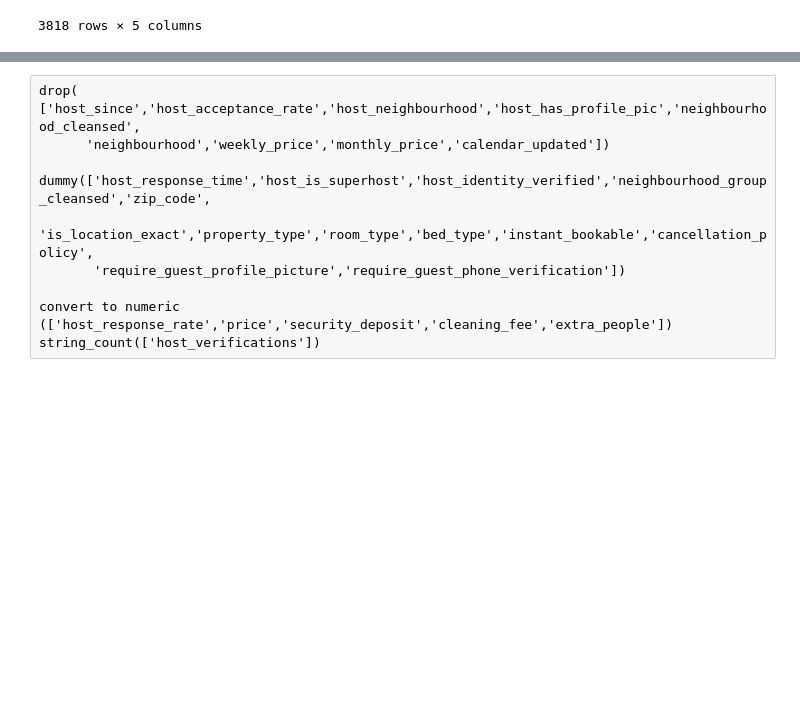
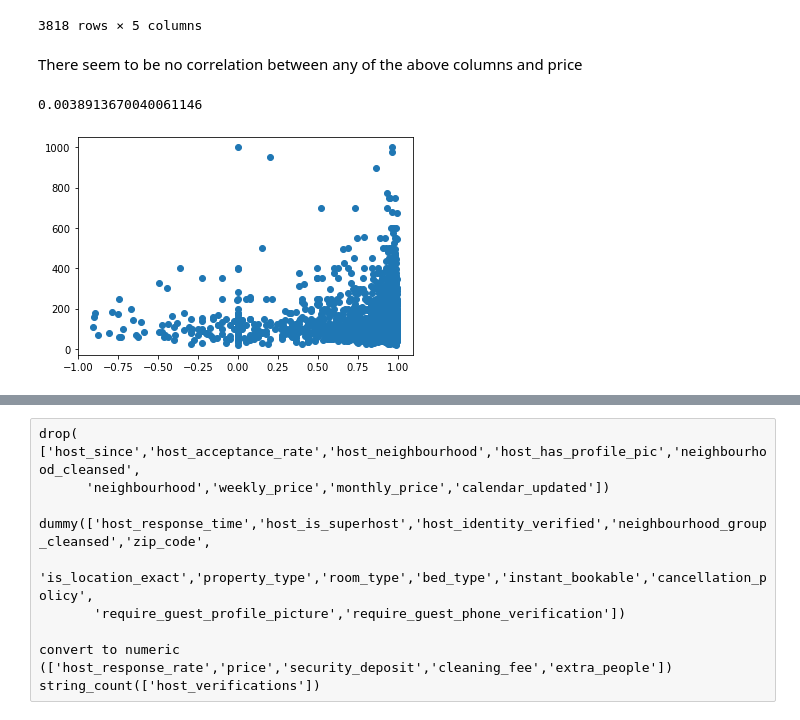
Before and after one commit to Ajax243/Airbnb_Seattle, a Jupyter notebook: listings_notebook.ipynb, the cells around one changed output, grey strips where cells are left out. Saved outputs shown, nothing was run; the diff lists cells and outputs as text; code cells hidden in the pictures; blank space fills up the shorter version.

Commit message:
Added descriptions of steps and parameterized two functions

```diff
--- a/listings_notebook.ipynb
+++ b/listings_notebook.ipynb
@@ -44,4 +56,4 @@ df=df.drop(['listing_url','thumbnail_url','medium_url' , 'picture_url','xl_pictu
             ,'smart_location','country_code','country','longitude','latitude','square_feet','has_availability',
             'calendar_last_scraped','host_url','host_name','host_location','host_about','host_thumbnail_url',
             'host_picture_url','street','availability_30','availability_60','availability_90','first_review',
-            'last_review'],axis=1)
+            'last_review','minimum_nights','maximum_nights','extra_people'],axis=1)
@@ -70,0 +85,13 @@ df_sent1=df[['id','name','summary','space','description']]
+# %%
+def numeric_converter(df):
+    for i in df.columns:
+        df[i]=df[i].str.strip('% $ ,')
+        df[i]=df[i].str.replace(',', '')
+        df[i]=pd.to_numeric(df[i],downcast='float')
+    return df
+
+df[['host_response_rate','price','security_deposit','cleaning_fee']]=numeric_converter(df[['host_response_rate','price','security_deposit','cleaning_fee']])
+
+df_numeric=df.select_dtypes(include=['int64','float64',])
+
+df_numeric
@@ -140,6 +201,14 @@ analyzed_df
 | 3816 | 0.7644 | 0.8513 | 0.8960 | 0.9643 | 3.4760 |
 | 3817 | 0.0000 | 0.0000 | 0.0000 | 0.4019 | 0.4019 |
 3818 rows × 5 columns
+# %% [markdown]
+There seem to be no correlation between any of the above columns and price
+# %%
+plt.scatter(x=analyzed_df['description'],y=df['price']);
+analyzed_df['description'].corr(df['price'])
+# %% [output]
+0.0038913670040061146
+[figure, added]
 # %%
 df1= df[['id', 'number_of_reviews','review_scores_rating','review_scores_accuracy','review_scores_cleanliness',
          'review_scores_checkin','review_scores_communication','review_scores_value']]
```
Also changed, not shown: parts of 40 cells of this notebook.
